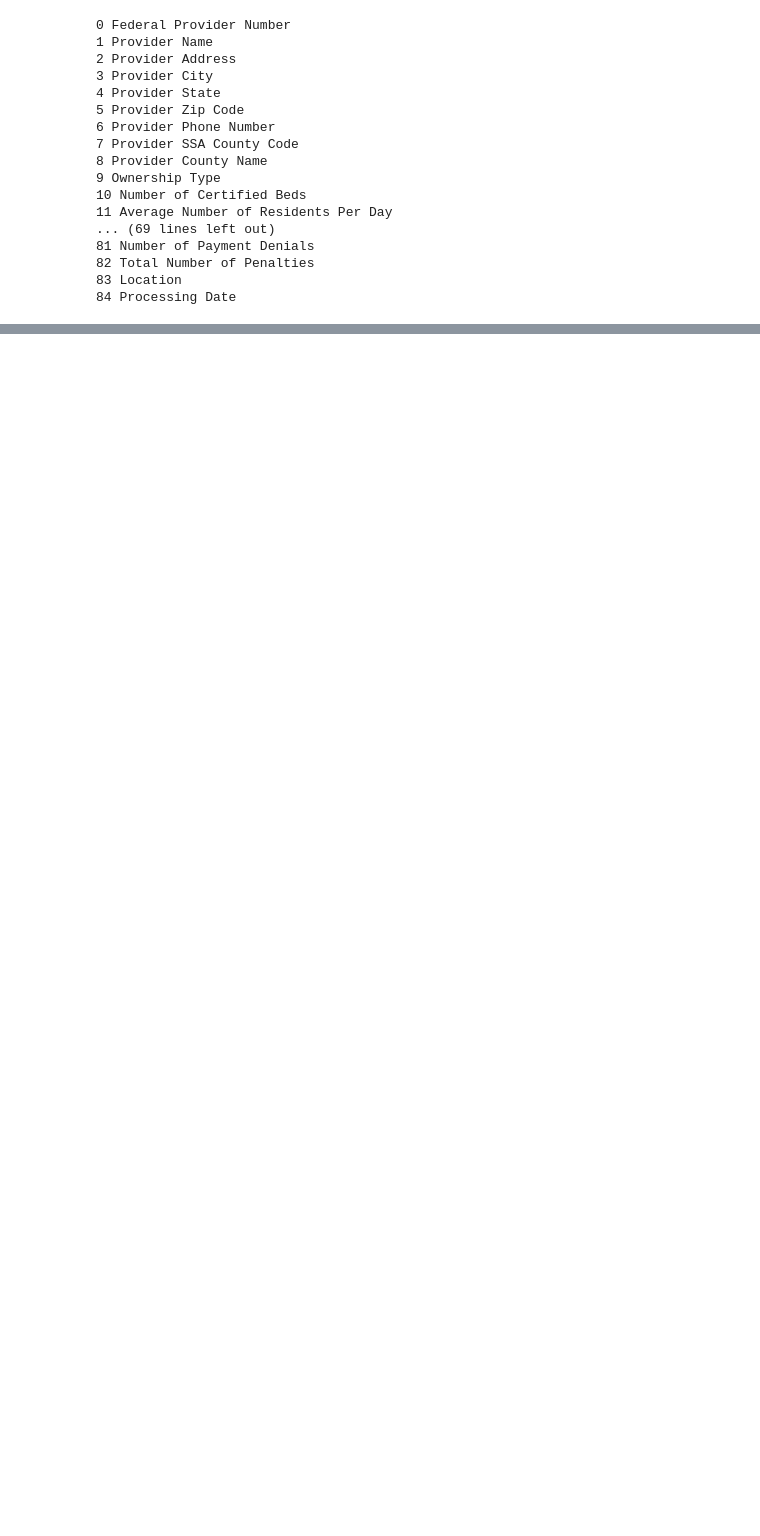
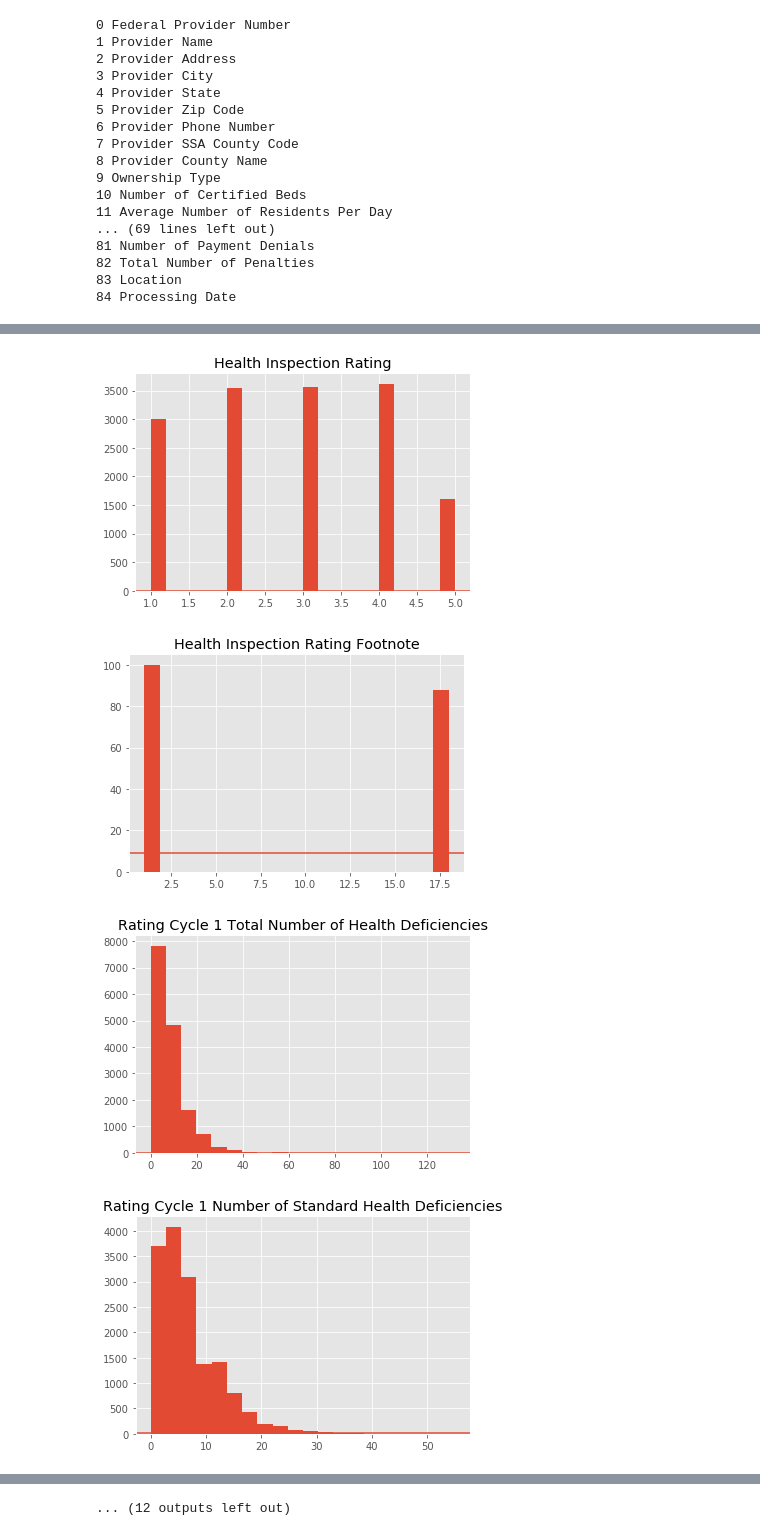
Before and after one commit to lbalido/nursing_homes, a Jupyter notebook: nursing_home.ipynb, the cells around one changed output, grey strips where cells are left out. Saved outputs shown, nothing was run; the diff lists cells and outputs as text; code cells hidden in the pictures; blank space fills up the shorter version.

```diff
--- a/nursing_home.ipynb
+++ b/nursing_home.ipynb
@@ -53,15 +112,38 @@ nursing_home_2.head(2)
 # %%
-#change data types
-nursing_home_2['Rating Cycle 2 Number of Standard Health Deficiencies'] = pd.to_numeric(nursing_home_2['Rating Cycle 2 Number of Standard Health Deficiencies'])
-nursing_home_2['Rating Cycle 2 Total Number of Health Deficiencies'] = pd.to_numeric(nursing_home_2['Rating Cycle 2 Total Number of Health Deficiencies'])
-nursing_home_2['Rating Cycle 3 Total Number of Health Deficiencies'] = pd.to_numeric(nursing_home_2['Rating Cycle 3 Total Number of Health Deficiencies'])
-nursing_home_2['Rating Cycle 3 Number of Standard Health Deficiencies'] = pd.to_numeric(nursing_home_2['Rating Cycle 3 Number of Standard Health Deficiencies'])
-nursing_home_2['Rating Cycle 3 Number of Health Revisits'] = pd.to_numeric(nursing_home_2['Rating Cycle 3 Number of Health Revisits'])
-nursing_home_2['Rating Cycle 3 Number of Complaint Health Deficiencies'] = pd.to_numeric(nursing_home_2['Rating Cycle 3 Number of Complaint Health Deficiencies'])
-nursing_home_2['Rating Cycle 3 Health Deficiency Score'] = pd.to_numeric(nursing_home_2['Rating Cycle 3 Health Deficiency Score'])
-nursing_home_2['Rating Cycle 3 Health Revisit Score'] = pd.to_numeric(nursing_home_2['Rating Cycle 3 Health Revisit Score'])
-nursing_home_2['Rating Cycle 3 Total Health Score'] = pd.to_numeric(nursing_home_2['Rating Cycle 3 Total Health Score'])
+#Create a new database with only health inspection features
+
+inspection_cols = [i for i in list(df_import_replace.columns) if 'Health' in i]
+#print(inspection_cols)
+inspection_df = df_import_replace.loc[:,  df_import_replace.columns.isin(inspection_cols)]
+inspection_replace = inspection_df.applymap(lambda x: 0 if x=="." else x)
+inspection_replace
 
 
 
-#nursing_home_2.dtypes
+inspection_replace.dtypes
+
+#change data types
+inspection_replace['Rating Cycle 2 Number of Standard Health Deficiencies'] = pd.to_numeric(inspection_replace['Rating Cycle 2 Number of Standard Health Deficiencies'])
+inspection_replace['Rating Cycle 2 Total Number of Health Deficiencies'] = pd.to_numeric(inspection_replace['Rating Cycle 2 Total Number of Health Deficiencies'])
+inspection_replace['Rating Cycle 3 Total Number of Health Deficiencies'] = pd.to_numeric(inspection_replace['Rating Cycle 3 Total Number of Health Deficiencies'])
+inspection_replace['Rating Cycle 3 Number of Standard Health Deficiencies'] = pd.to_numeric(inspection_replace['Rating Cycle 3 Number of Standard Health Deficiencies'])
+inspection_replace['Rating Cycle 3 Number of Health Revisits'] = pd.to_numeric(inspection_replace['Rating Cycle 3 Number of Health Revisits'])
+inspection_replace['Rating Cycle 3 Number of Complaint Health Deficiencies'] = pd.to_numeric(inspection_replace['Rating Cycle 3 Number of Complaint Health Deficiencies'])
+inspection_replace['Rating Cycle 3 Health Deficiency Score'] = pd.to_numeric(inspection_replace['Rating Cycle 3 Health Deficiency Score'])
+inspection_replace['Rating Cycle 3 Health Revisit Score'] = pd.to_numeric(inspection_replace['Rating Cycle 3 Health Revisit Score'])
+inspection_replace['Rating Cycle 3 Total Health Score'] = pd.to_numeric(inspection_replace['Rating Cycle 3 Total Health Score'])
+
+
+
+#Histogram of all staffing columns
+for i in inspection_replace.select_dtypes(include=['float64']):
+    cols = inspection_replace[i]
+    fig, ax = plt.subplots()
+    ax.set_title(i)
+    ax.hist(cols, bins=20)
+    ax.axhline(np.mean(cols))
+# %% [output]
+[figure, added]
+[figure, added]
+[figure, added]
+[figure, added]
@@ -67,0 +158 @@ nursing_home_2['Rating Cycle 3 Total Health Score'] = pd.to_numeric(nursing_home
+... (12 outputs left out)
```
Also changed, not shown: parts of 30 cells of this notebook.
